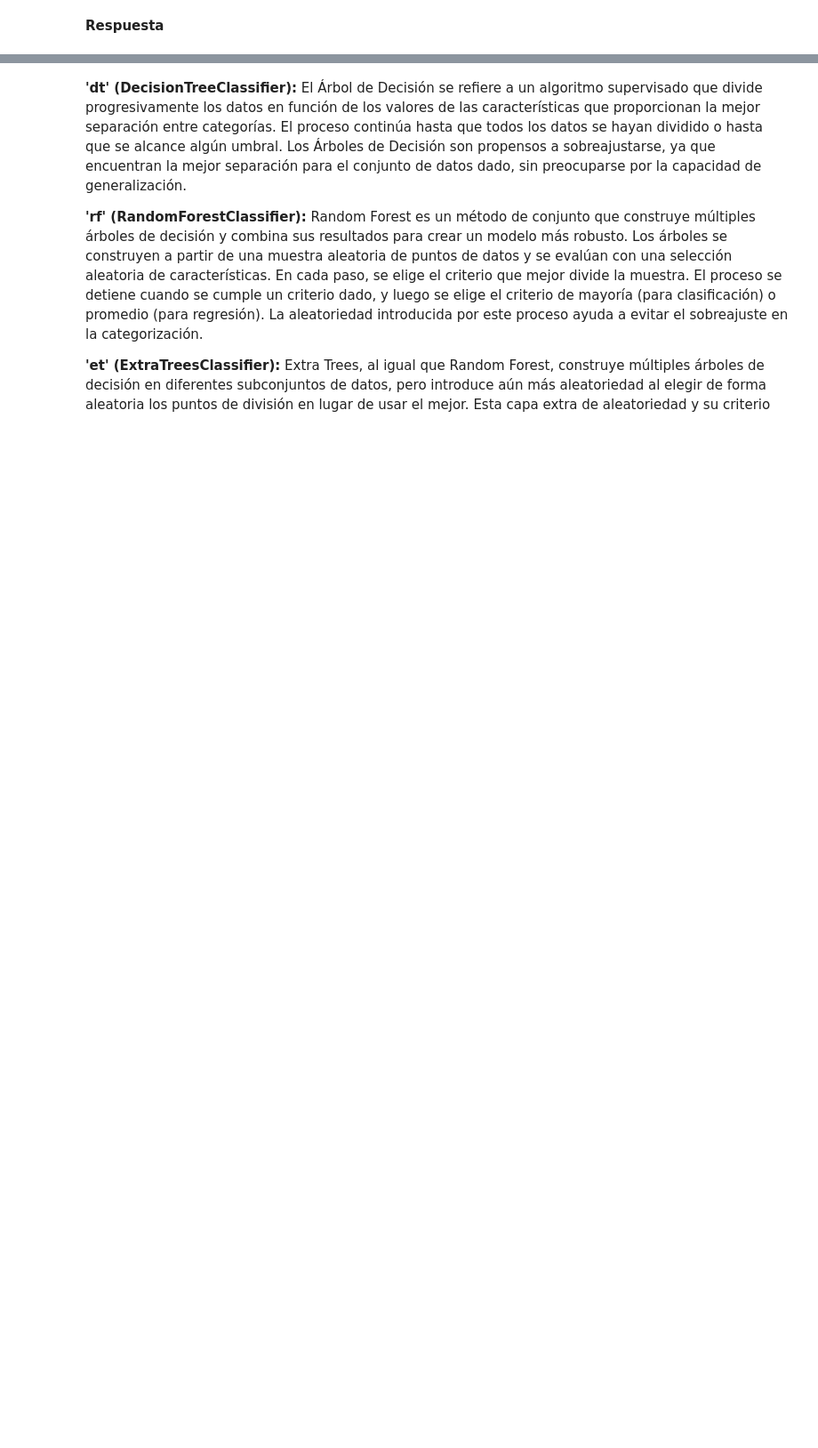
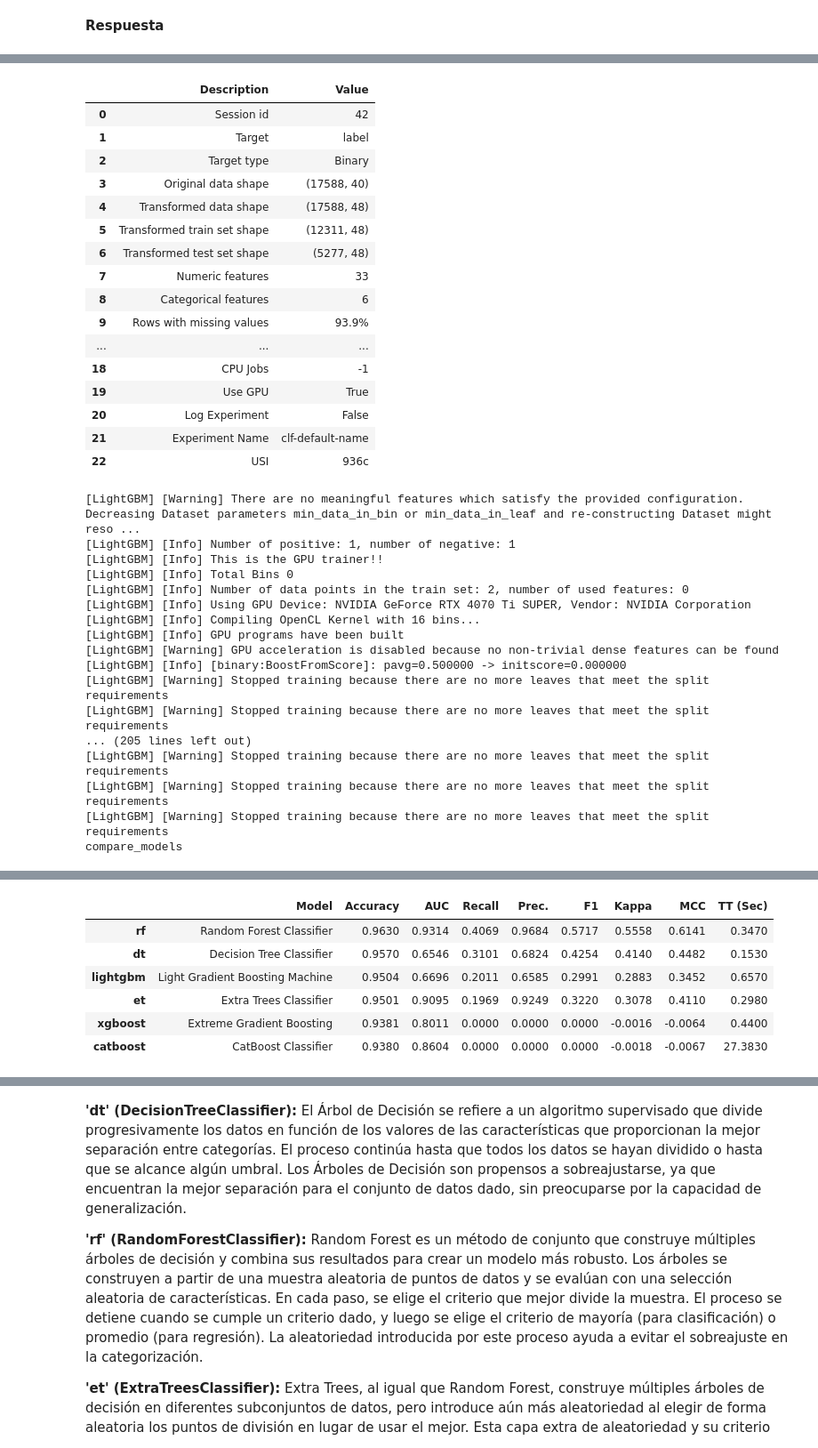
Before and after one commit to frpezzolla/lab_mds, a Jupyter notebook: lab_7/lab_7.ipynb, the cells around one changed output, grey strips where cells are left out. Shown at 89% size. Saved outputs shown, nothing was run; the diff lists cells and outputs as text; code cells hidden in the pictures; blank space fills up the shorter version.

```diff
--- a/lab_7/lab_7.ipynb
+++ b/lab_7/lab_7.ipynb
@@ -526,26 +505,29 @@ Para la comparación, utilice los siguientes modelos:
 # %% [markdown]
 **Respuesta**
 # %%
-# from pycaret.datasets import get_data
-# from pycaret.classification import setup, compare_models, evaluate_model
-# import os
+from pycaret.datasets import get_data
+from pycaret.classification import setup, compare_models, evaluate_model
+import os
 
-# os.environ["PYCARET_CUSTOM_LOGGING_LEVEL"] = "CRITICAL"
+os.environ["PYCARET_CUSTOM_LOGGING_LEVEL"] = "CRITICAL"
 
 # #Continuar código aquí
 
-# 'label' as defined in 1.1
-# df = pd.read_csv(r'.\stats_players.csv')
-# df['label'] = df['National_Position'].notnull().astype(int)
+# as in 1.1
+df = pd.read_csv(r'./stats_players.csv')
+df['label'] = df['National_Position'].notnull().astype(int)
 
-# # classifier setup
-# clf_setup = setup(data=df, target='label', session_id=42) # setup sets the context for the following processes
-# # tree models
-# modelos_arbol = ['et', 'rf', 'dt', 'xgboost', 'lightgbm', 'catboost']
+# setup is used from hereon
+clf_setup = setup(
+    data=df,
+    target='label',
+    session_id=42,
+    use_gpu=True
+)
 
+model_list = ['et', 'rf', 'dt', 'xgboost', 'lightgbm', 'catboost']
 
-# best_model = compare_models(include=modelos_arbol)
-# print(best_model)
-
-# evaluate_model(best_model)
-# print(evaluate_model)
+# compare
+print('compare_models')
+best_model = compare_models(include=model_list)
+# %% [output]
@@ -551,0 +551,34 @@ Para la comparación, utilice los siguientes modelos:
+|  | Description | Value |
+| 0 | Session id | 42 |
+| 1 | Target | label |
+| 2 | Target type | Binary |
+| 3 | Original data shape | (17588, 40) |
+| 4 | Transformed data shape | (17588, 48) |
+| 5 | Transformed train set shape | (12311, 48) |
+| 6 | Transformed test set shape | (5277, 48) |
+| 7 | Numeric features | 33 |
+| 8 | Categorical features | 6 |
+| 9 | Rows with missing values | 93.9% |
+| ... | ... | ... |
+| 18 | CPU Jobs | -1 |
+| 19 | Use GPU | True |
+| 20 | Log Experiment | False |
+| 21 | Experiment Name | clf-default-name |
+| 22 | USI | 936c |
+[LightGBM] [Warning] There are no meaningful features which satisfy the provided configuration. Decreasing Dataset parameters min_data_in_bin or min_data_in_leaf and re-constructing Dataset might reso ...
+[LightGBM] [Info] Number of positive: 1, number of negative: 1
+[LightGBM] [Info] This is the GPU trainer!!
+[LightGBM] [Info] Total Bins 0
+[LightGBM] [Info] Number of data points in the train set: 2, number of used features: 0
+[LightGBM] [Info] Using GPU Device: NVIDIA GeForce RTX 4070 Ti SUPER, Vendor: NVIDIA Corporation
+[LightGBM] [Info] Compiling OpenCL Kernel with 16 bins...
+[LightGBM] [Info] GPU programs have been built
+[LightGBM] [Warning] GPU acceleration is disabled because no non-trivial dense features can be found
+[LightGBM] [Info] [binary:BoostFromScore]: pavg=0.500000 -> initscore=0.000000
+[LightGBM] [Warning] Stopped training because there are no more leaves that meet the split requirements
+[LightGBM] [Warning] Stopped training because there are no more leaves that meet the split requirements
+... (205 lines left out)
+[LightGBM] [Warning] Stopped training because there are no more leaves that meet the split requirements
+[LightGBM] [Warning] Stopped training because there are no more leaves that meet the split requirements
+[LightGBM] [Warning] Stopped training because there are no more leaves that meet the split requirements
+compare_models
@@ -551,0 +586,7 @@ Para la comparación, utilice los siguientes modelos:
+|  | Model | Accuracy | AUC | Recall | Prec. | F1 | Kappa | MCC | TT (Sec) |
+| rf | Random Forest Classifier | 0.9630 | 0.9314 | 0.4069 | 0.9684 | 0.5717 | 0.5558 | 0.6141 | 0.3470 |
+| dt | Decision Tree Classifier | 0.9570 | 0.6546 | 0.3101 | 0.6824 | 0.4254 | 0.4140 | 0.4482 | 0.1530 |
+| lightgbm | Light Gradient Boosting Machine | 0.9504 | 0.6696 | 0.2011 | 0.6585 | 0.2991 | 0.2883 | 0.3452 | 0.6570 |
+| et | Extra Trees Classifier | 0.9501 | 0.9095 | 0.1969 | 0.9249 | 0.3220 | 0.3078 | 0.4110 | 0.2980 |
+| xgboost | Extreme Gradient Boosting | 0.9381 | 0.8011 | 0.0000 | 0.0000 | 0.0000 | -0.0016 | -0.0064 | 0.4400 |
+| catboost | CatBoost Classifier | 0.9380 | 0.8604 | 0.0000 | 0.0000 | 0.0000 | -0.0018 | -0.0067 | 27.3830 |
```
Also changed, not shown: parts of 21 cells of this notebook, 7 other files.
